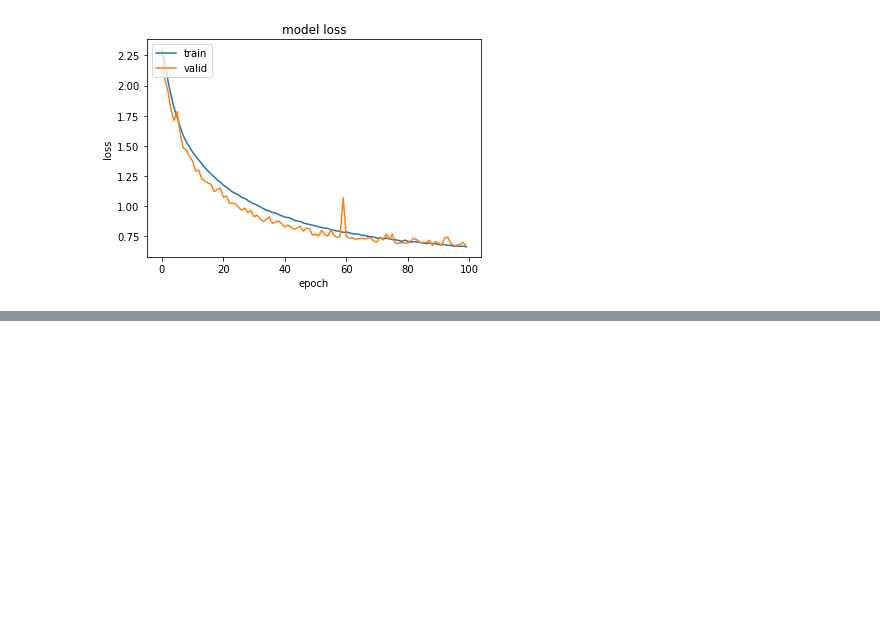
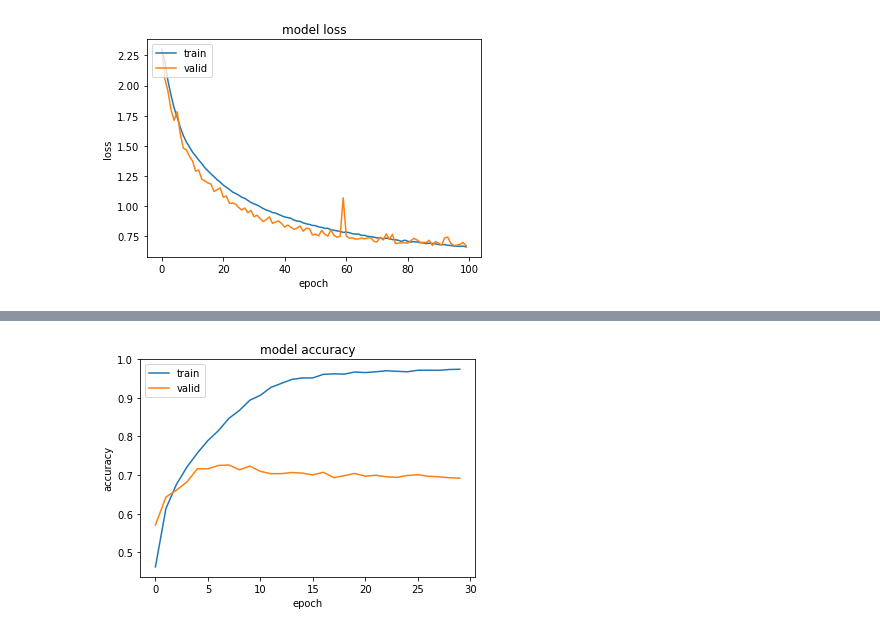
Before and after one commit to PeiLi-Sandman/machine_learning, a Jupyter notebook: HW2/HW2.ipynb, the cells around one changed output, grey strips where cells are left out. Saved outputs shown, nothing was run; the diff lists cells and outputs as text; code cells hidden in the pictures; blank space fills up the shorter version.

Commit message:
create two new models

```diff
--- a/HW2/HW2.ipynb
+++ b/HW2/HW2.ipynb
@@ -205,2 +203,0 @@ Although the accuracy of training dataset has been improved, the accuracy of tes
-# %%
-(x_train, y_train), (x_test, y_test) = cifar10.load_data()
@@ -206,0 +233,14 @@ Although the accuracy of training dataset has been improved, the accuracy of tes
+# %%
+#define a new optimizer
+from keras.optimizers import Adam
+adam = Adam()
+# %%
+model3.compile(loss='categorical_crossentropy',
+              optimizer=adam,
+              metrics=['accuracy'])
+# %%
+history3 = model3.fit(x_train, y_train,
+          batch_size=batch_size,
+          epochs=epochs,
+          validation_split=0.2,
+          shuffle=True)
@@ -206,0 +272,10 @@ Although the accuracy of training dataset has been improved, the accuracy of tes
+# %%
+plt.plot(history3.history['acc'])
+plt.plot(history3.history['val_acc'])
+plt.title('model accuracy')
+plt.ylabel('accuracy')
+plt.xlabel('epoch')
+plt.legend(['train', 'valid'], loc='upper left')
+plt.show()
+# %% [output]
+[figure, added]
```
Also changed, not shown: parts of 35 cells of this notebook.
